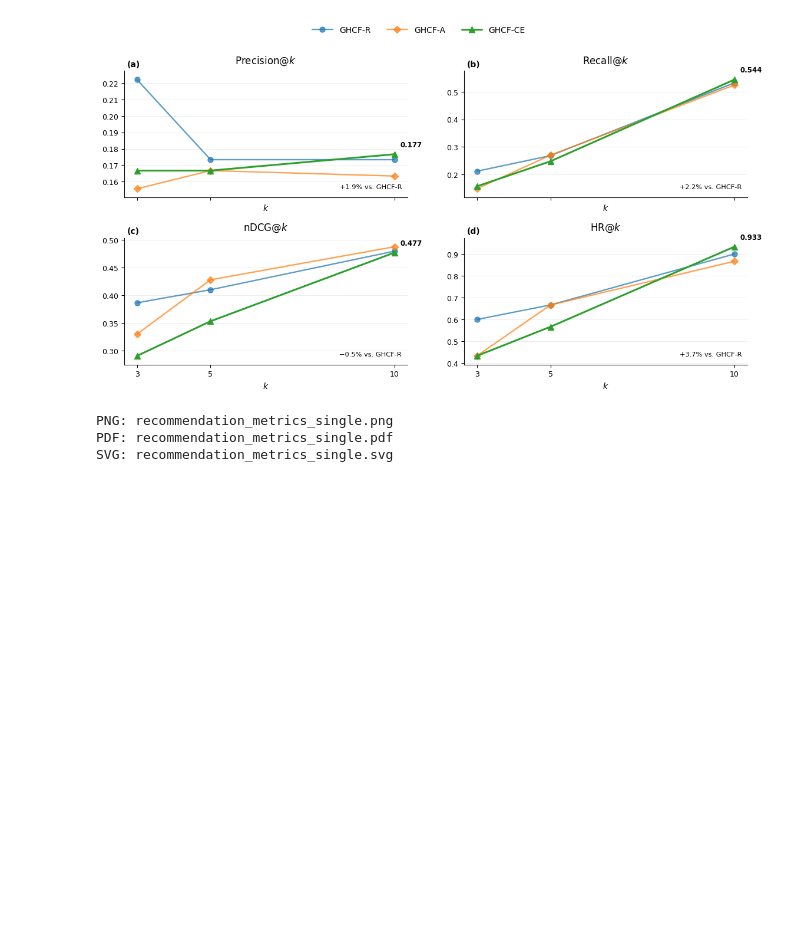
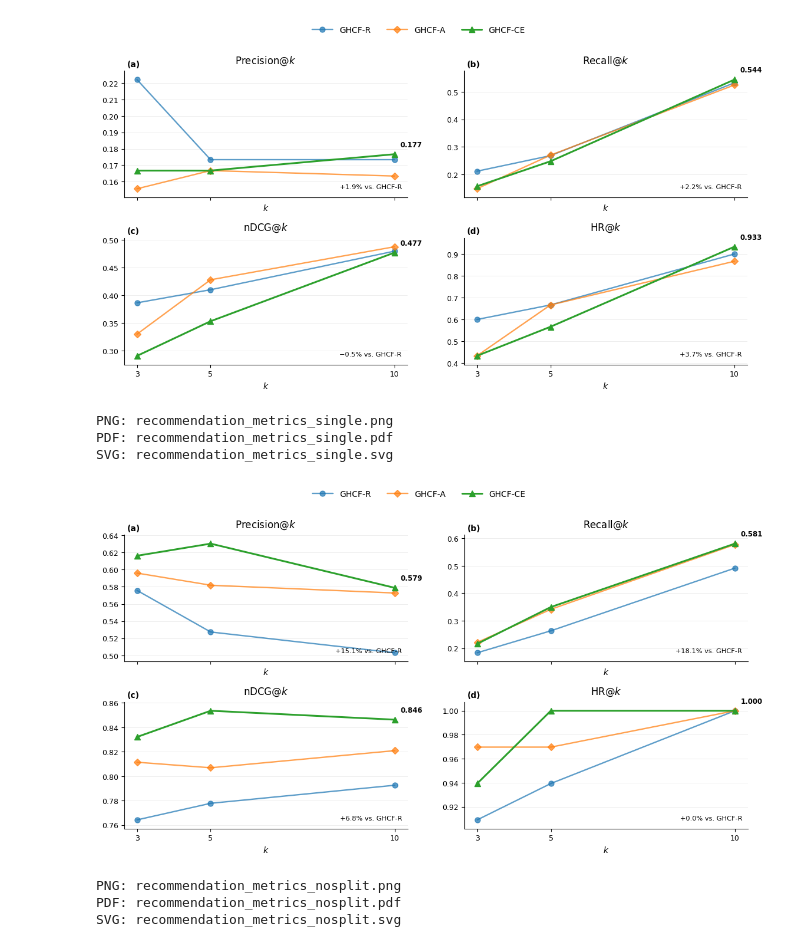
Before and after one commit to hiimmuc/Hetero-GNN-CausalDiscovery, a Jupyter notebook: Experiment3/Workspace/Models/notebooks/plots.ipynb, the cells around one changed output. Cells and saved outputs as stored; diff of their text form; code cells hidden in the pictures; blank space fills up the shorter version.

Commit message:
feats(sweep): finish training sweep

```diff
--- a/Experiment3/Workspace/Models/notebooks/plots.ipynb
+++ b/Experiment3/Workspace/Models/notebooks/plots.ipynb
@@ -1,8 +1,9 @@
 # %%
 """
-Load the model-comparison export (checkpoints/final_runs_cv + checkpoints/final_runs_single)
-into the {label: {metric: [k=3,5,10 values]}} shape the plotting cells below expect,
-for both the 5-fold CV numbers and the single train/test-split numbers.
+Load the model-comparison export (checkpoints/final_runs_cv + checkpoints/final_runs_single
++ checkpoints/final_runs_nosplitted) into the {label: {metric: [k=3,5,10 values]}} shape
+the plotting cells below expect, for the 5-fold CV numbers, the single train/test-split
+numbers, and the no-split (100% train = 100% eval) numbers.
 
 Regenerate model_comparison.csv from the checkpoints with:
     python ../scripts/export_comparison.py   (see repo docs / ask Claude)
@@ -32,6 +33,7 @@ def load_split(csv_path: Path, split: str) -> dict:
 
 cv_data = load_split(COMPARISON_CSV, "cv")
 single_data = load_split(COMPARISON_CSV, "single")
+nosplit_data = load_split(COMPARISON_CSV, "nosplit")
 
 print("CV (5-fold) mean metrics:")
 for label, m in cv_data.items():
@@ -39,6 +41,9 @@ for label, m in cv_data.items():
 print("\nSingle train/test-split (best checkpoint) metrics:")
 for label, m in single_data.items():
     print(f"  {label}: {m}")
+print("\nNo-split (100% train = 100% eval, best checkpoint) metrics:")
+for label, m in nosplit_data.items():
+    print(f"  {label}: {m}")
 # %% [output]
 CV (5-fold) mean metrics:
   GHCF-R: {'precision': [0.4238095238095238, 0.4047619047619048, 0.4014285714285714], 'recall': [0.12779989828635147, 0.19337217179828017, 0.33224186062979166], 'ndcg': [0.6998952427418107, 0.73778452 ...
@@ -222,3 +232,14 @@ _ = make_figure(single_data, out_prefix="recommendation_metrics_single")
 PNG: recommendation_metrics_single.png
 PDF: recommendation_metrics_single.pdf
 SVG: recommendation_metrics_single.svg
+# %%
+# No-split comparison (100% of the data used for both training and evaluation,
+# best-checkpoint metrics) -- same 3 models. This is a training-set fit check,
+# not a generalization measure: ranking evaluation has no train-item exclusion
+# since test == train here, so values run much higher than single/cv.
+_ = make_figure(nosplit_data, out_prefix="recommendation_metrics_nosplit")
+# %% [output]
+[figure, added]
+PNG: recommendation_metrics_nosplit.png
+PDF: recommendation_metrics_nosplit.pdf
+SVG: recommendation_metrics_nosplit.svg
```
Also changed, not shown: parts of 1 cell of this notebook, 19 other files.
